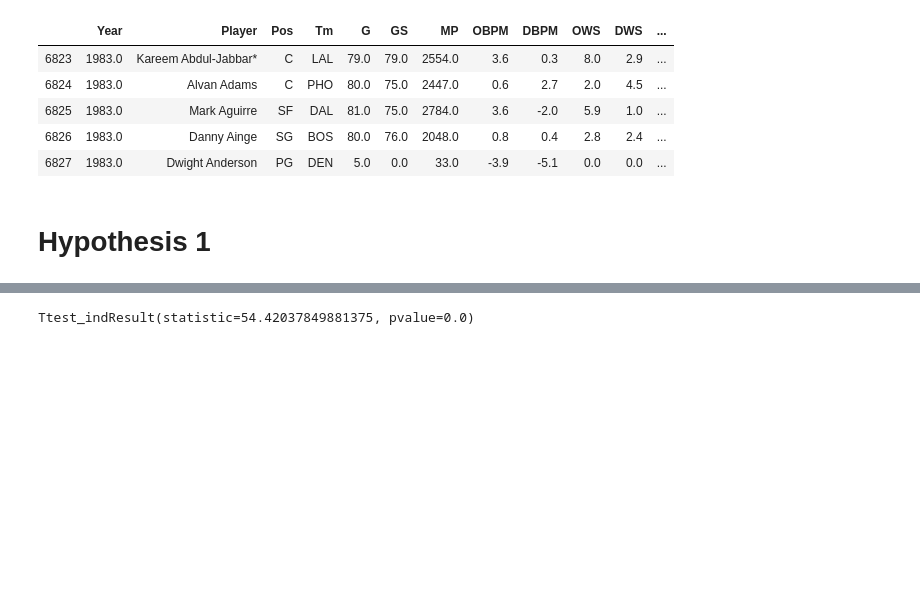
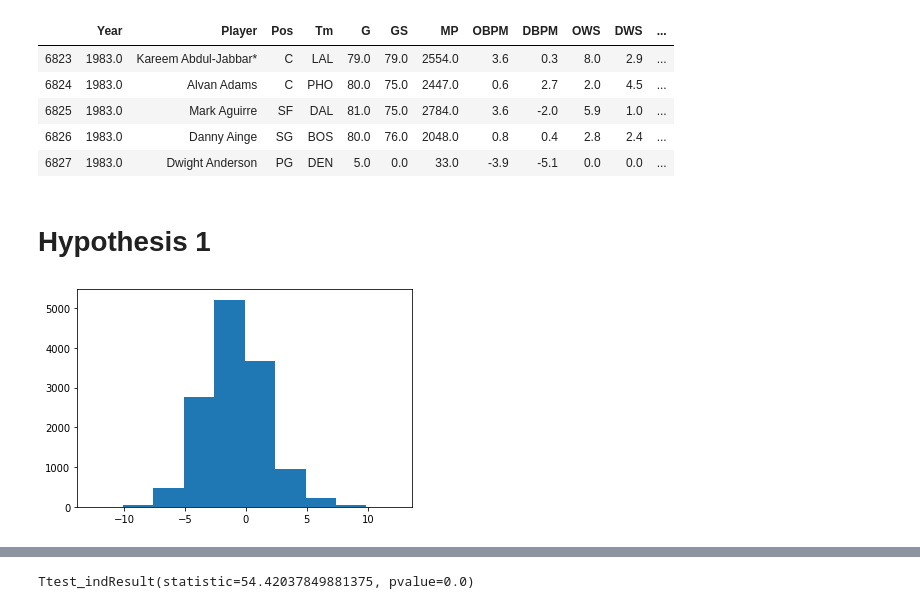
Before and after one commit to nteuthorn/Thinkful_Capstone1, a Jupyter notebook: Capstone 1.ipynb, the cells around one changed output, grey strips where cells are left out. Drawn from its saved outputs; the diff is of its cells as text; code cells hidden in the pictures; blank space fills up the shorter version.

Commit message:
Add histograms to check normality

```diff
--- a/Capstone 1.ipynb
+++ b/Capstone 1.ipynb
@@ -139,3 +139,8 @@ y82_player_stats.head()
 | 6827 | 1983.0 | Dwight Anderson | PG | DEN | 5.0 | 0.0 | 33.0 | -3.9 | -5.1 | 0.0 | 0.0 | ... |
 # %% [markdown]
 # **Hypothesis 1**
+# %%
+plt.hist(y82_player_stats[(y82_player_stats.Role != 0)].OBPM)
+plt.show()
+# %% [output]
+[figure, added]
```
Also changed, not shown: parts of 27 cells of this notebook.
